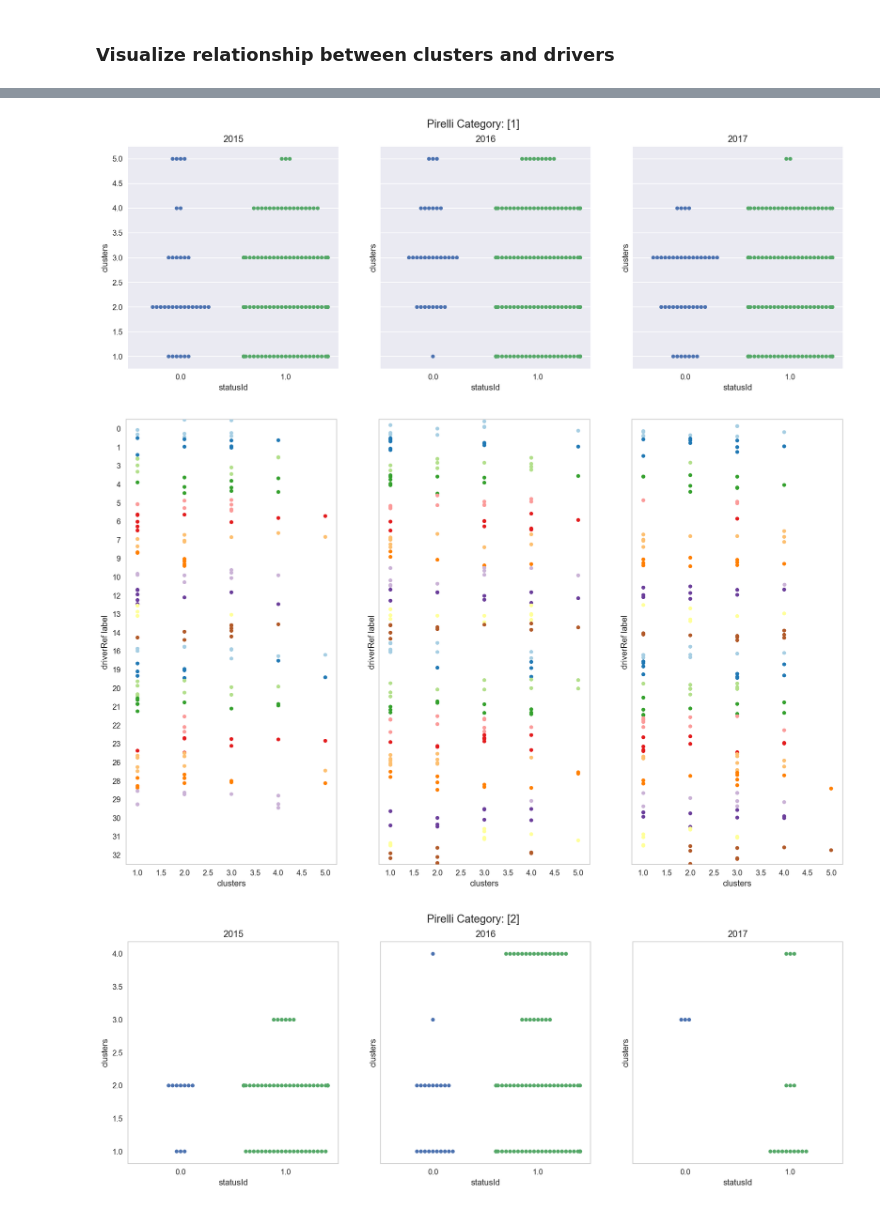
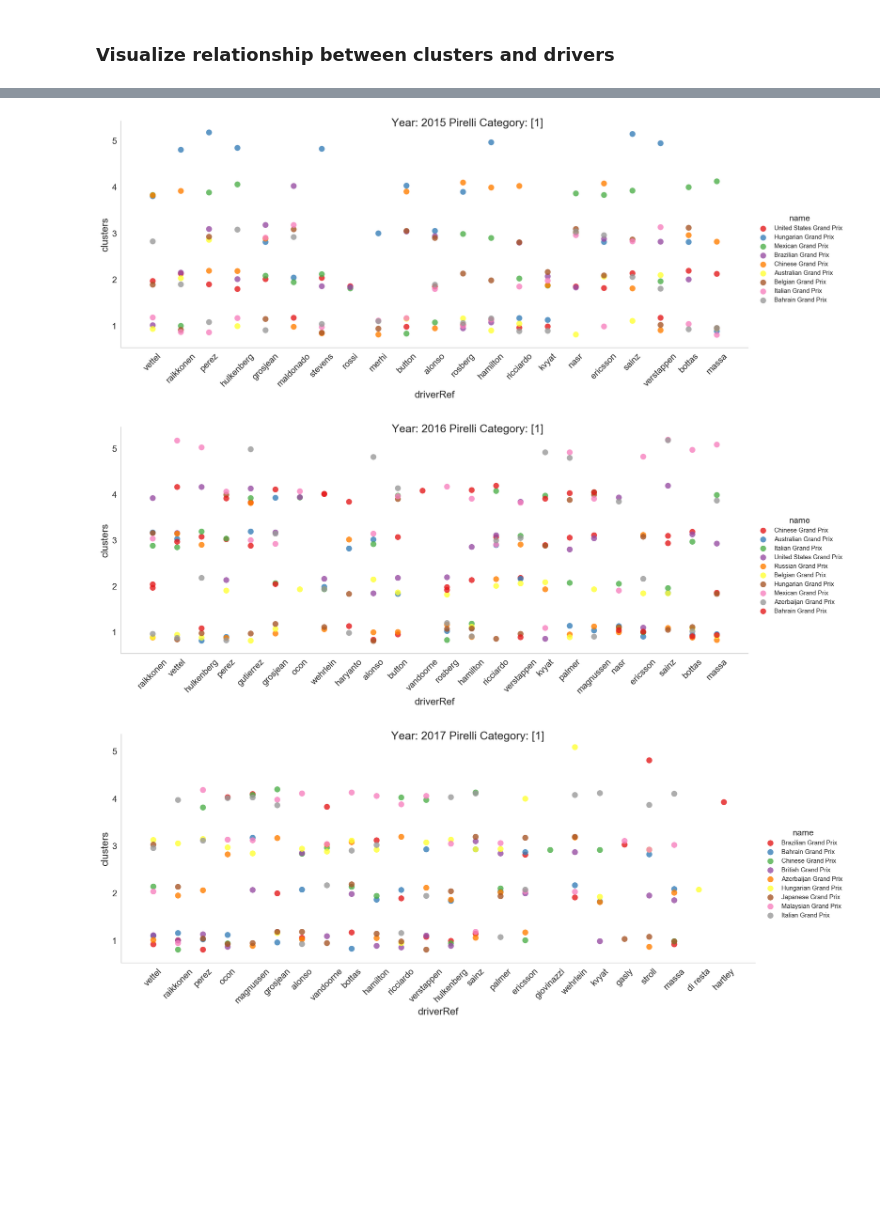
Before and after one commit to dianaow/Formula-1, a Jupyter notebook: Cluster Analysis/Clustering Race Strategies.ipynb, the cells around one changed output, grey strips where cells are left out. Drawn from its saved outputs; the diff is of its cells as text; code cells hidden in the pictures; blank space fills up the shorter version.

```diff
--- a/Cluster Analysis/Clustering Race Strategies.ipynb
+++ b/Cluster Analysis/Clustering Race Strategies.ipynb
@@ -202,6 +281,0 @@ aze17[aze17['statusId'] == 0]
-# %%
-max_dist = [50,75,100]
-df_aze17 = pd.DataFrame()
-for i in max_dist:
-    df_report, df_clusters = get_clusters(aze17, index_list, max_dist=i)
-    df_aze17 = pd.concat([df_aze17, df_clusters])
@@ -303,7 +307,42 @@ def plot_loop(dfs, status_dataset_1a, index_list, le, max_dist):
+# %%
+def scatter_plot(df):
+
+    year = [2015, 2016, 2017]
+
+    for i in year:
+        lm = sns.lmplot(x='driverRef', y='clusters', data=df[(df['year'] == i)], hue='name',
+                        y_jitter=0.2, palette='Set1', size=6, aspect=2.5,
+                        fit_reg=False, scatter_kws={"s": 90})
+        lm.set_xticklabels(rotation=45)
+        fig = lm.fig
+        fig.suptitle('Year: '+ str(i) + ' Pirelli Category: ' + str(df['pirelli category'].unique()), fontsize=18)
+
+        i = 0
+        while os.path.exists('{}{:d}.png'.format("scatter_plot_clusters_", i)):
+            i += 1
+        fig.savefig('{}{:d}.png'.format("scatter_plot_clusters_", i), bbox_inches='tight', facecolor='w', transparent=False, pad_inches = 0.5)
+# %%
+def plot_loop(dfs, dataset, index_list, max_dist):
+    df_all = pd.DataFrame()
+    for i in dfs:
+        i.sort_values('constructorRef', ascending=True, inplace=True)
+        df = i[i['max dist'] == max_dist].reset_index(drop=True)
+        df_all = pd.concat([df_all, df])
+        scatter_plot(df)
+    return df_all
+# %%
+sns.set(rc={"font.style":"normal",
+            "axes.facecolor":(0.9, 0.9, 0.9),
+            "figure.facecolor":'white',
+            'axes.labelsize':16,
+            'xtick.labelsize':14,
+            'ytick.labelsize':14})
+
+sns.set_style("whitegrid", {'axes.grid' : False})
 # %%
 dfs = [df_clusters_cat1, df_clusters_cat2, df_clusters_cat3]
-df_all = plot_loop(dfs, dataset, index_list, le, max_dist=50)
+df_all = plot_loop(dfs, dataset, index_list, max_dist=50)
 # %% [output]
-[figure, old version]
+[figure, new version]
-[figure, old version]
+[figure, new version]
-[figure, old version]
+[figure, new version]
```
Also changed, not shown: parts of 51 cells of this notebook, 6 other files.
